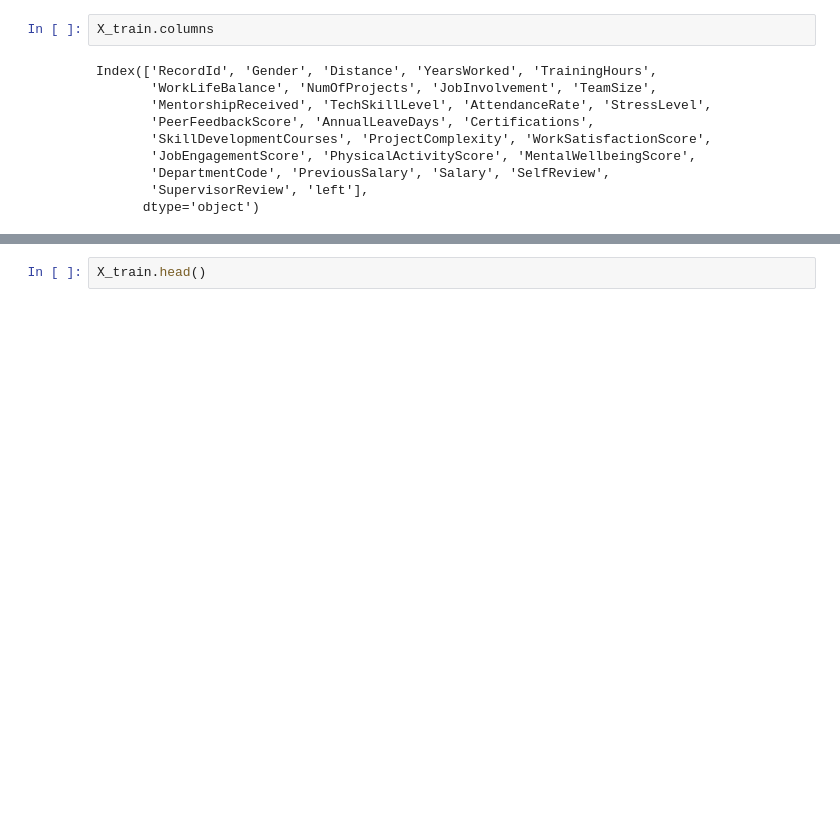
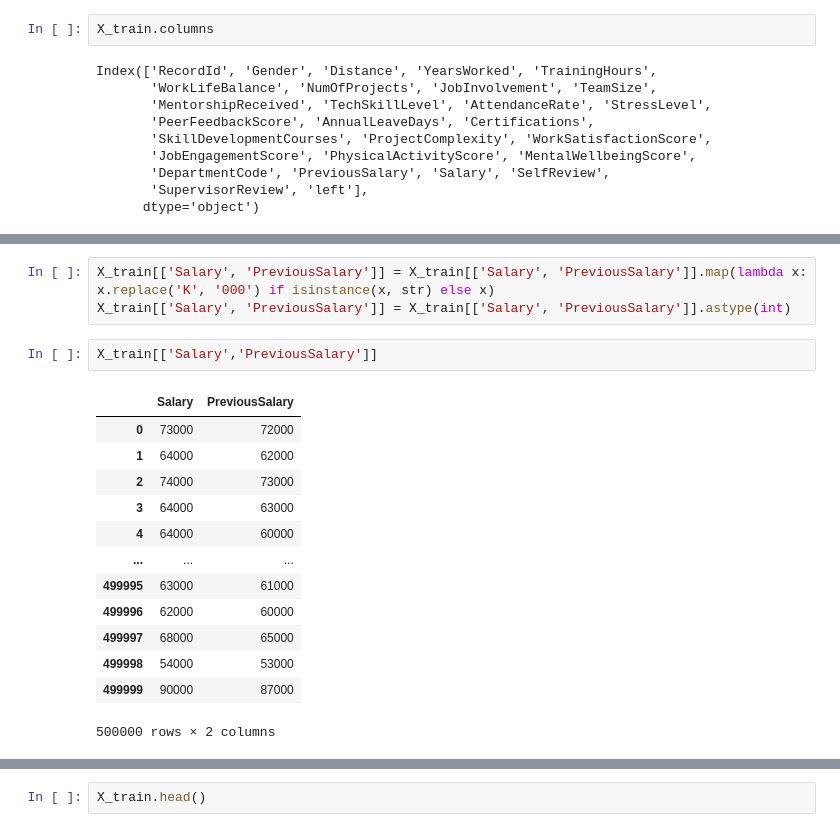
Before and after one commit to joelwheatley91/DATA_602_FINAL, a Jupyter notebook: Final_Project_EDA.ipynb, the cells around one changed output, grey strips where cells are left out. Cells and saved outputs as stored; diff of their text form; blank space fills up the shorter version.

```diff
--- a/Final_Project_EDA.ipynb
+++ b/Final_Project_EDA.ipynb
@@ -33,0 +23,19 @@ X_train.describe()
+# %%
+X_train[['Salary', 'PreviousSalary']] = X_train[['Salary', 'PreviousSalary']].map(lambda x: x.replace('K', '000') if isinstance(x, str) else x)
+X_train[['Salary', 'PreviousSalary']] = X_train[['Salary', 'PreviousSalary']].astype(int)
+# %%
+X_train[['Salary','PreviousSalary']]
+# %% [output]
+|  | Salary | PreviousSalary |
+| 0 | 73000 | 72000 |
+| 1 | 64000 | 62000 |
+| 2 | 74000 | 73000 |
+| 3 | 64000 | 63000 |
+| 4 | 64000 | 60000 |
+| ... | ... | ... |
+| 499995 | 63000 | 61000 |
+| 499996 | 62000 | 60000 |
+| 499997 | 68000 | 65000 |
+| 499998 | 54000 | 53000 |
+| 499999 | 90000 | 87000 |
+500000 rows × 2 columns
```
Also changed, not shown: parts of 11 cells of this notebook.
